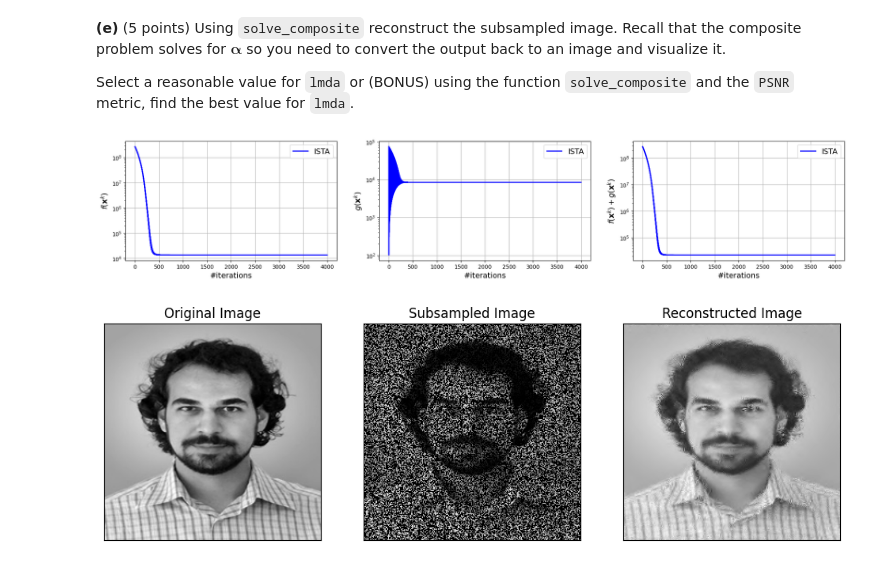
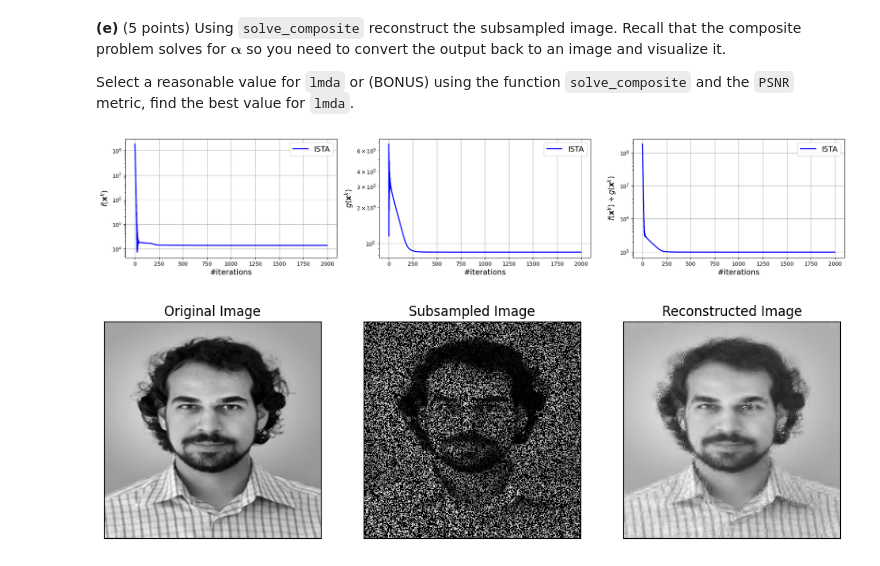
Before and after one commit to FinnWeikert/Math-of-Data-H1, a Jupyter notebook: Part 4 - Proximal methods.ipynb, the cells around one changed output. Saved outputs shown, nothing was run; the diff lists cells and outputs as text; code cells hidden in the pictures.

```diff
--- a/Part 4 - Proximal methods.ipynb
+++ b/Part 4 - Proximal methods.ipynb
@@ -140,7 +140,7 @@ class ISTA_state(OptState):
 def ISTA_update(composite_function, state):
     #FILL
     x_k, alpha_k = state
-    f, g = composite_function
+    f, _ = composite_function
     z = x_k-alpha_k*f.grad(x_k)
     next_x_k = l1_prox(alpha_k, z)
 
@@ -244,7 +244,7 @@ b = P(x)#FILL
 # %% [markdown]
 __(b)__ (1 point) Now define the function `f_l1` as described earlier in the problem text.
 # %%
-mu = 1e-7 # Desired strong convexity of f
+mu = 1e-1 # Desired strong convexity of f
 def f_l1(alpha):
     #FILL
     return 1/2*np.linalg.norm(b-P(W_T(alpha)))**2
@@ -290,11 +290,11 @@ __(e)__ (5 points) Using `solve_composite` reconstruct the subsampled image. Rec
 
 Select a reasonable value for `lmda` or (BONUS) using the function `solve_composite` and the `PSNR` metric, find the best value for `lmda`.
 # %%
-output = solve_composite(list_of_methods[1], composite_objective, lmda=0.01, max_iterations=4000)
+output = solve_composite(list_of_methods[1], composite_objective, lmda=0.1, max_iterations=2000)
 flat_image_out = W_T(output)
 image_out = flat_image_out.reshape(image.shape)
 # %% [output]
-[figure, old version]
+[figure, new version]
 # %%
 show(true = image, subsampled=subsampled, estimated=image_out)
 # %% [output]
```
Also changed, not shown: 3 other files.
